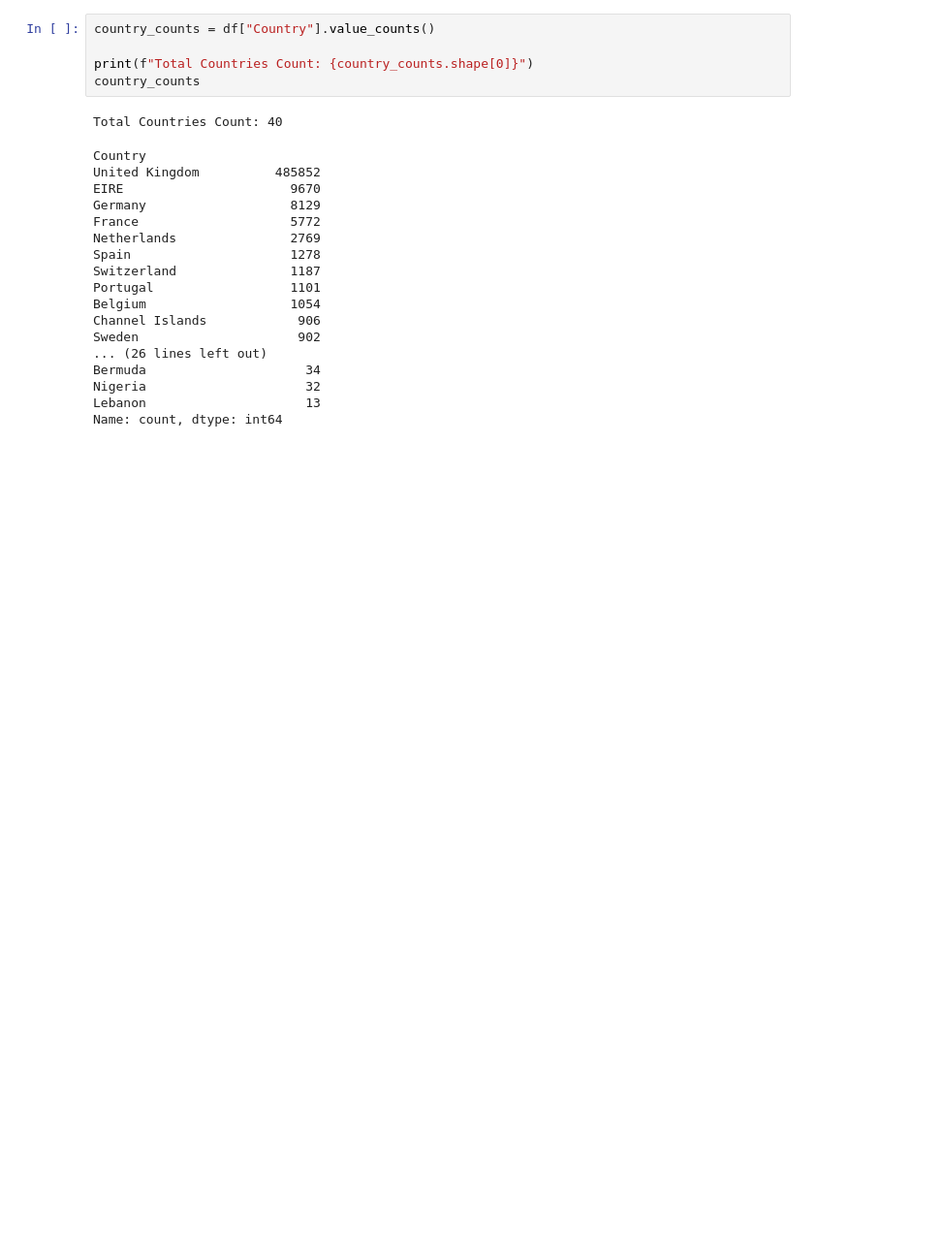
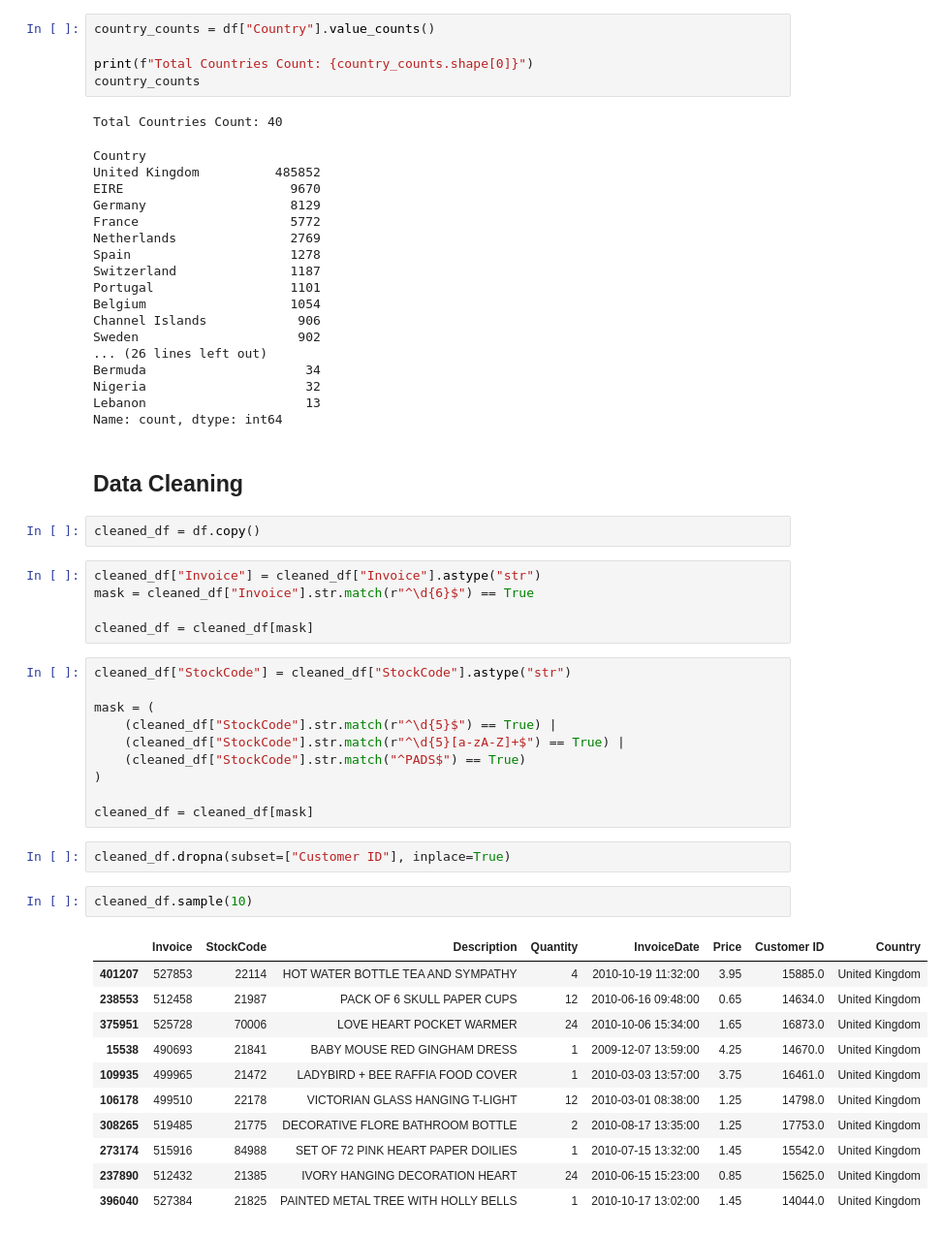
Before and after one commit to abdullahashfaq-ds/Online-Retail-Customer-Analysis, a Jupyter notebook: notebooks/online_retail_analysis.ipynb, the cells around one changed output. Shown at 97% size. Saved outputs shown, nothing was run; the diff lists cells and outputs as text; blank space fills up the shorter version.

Commit message:
Complete Data Cleaning

```diff
--- a/notebooks/online_retail_analysis.ipynb
+++ b/notebooks/online_retail_analysis.ipynb
@@ -278,3 +278,38 @@ Bermuda                     34
 Nigeria                     32
 Lebanon                     13
 Name: count, dtype: int64
+# %% [markdown]
+## Data Cleaning
+# %%
+cleaned_df = df.copy()
+# %%
+cleaned_df["Invoice"] = cleaned_df["Invoice"].astype("str")
+mask = cleaned_df["Invoice"].str.match(r"^\d{6}$") == True
+
+cleaned_df = cleaned_df[mask]
+# %%
+cleaned_df["StockCode"] = cleaned_df["StockCode"].astype("str")
+
+mask = (
+    (cleaned_df["StockCode"].str.match(r"^\d{5}$") == True) |
+    (cleaned_df["StockCode"].str.match(r"^\d{5}[a-zA-Z]+$") == True) |
+    (cleaned_df["StockCode"].str.match("^PADS$") == True)
+)
+
+cleaned_df = cleaned_df[mask]
+# %%
+cleaned_df.dropna(subset=["Customer ID"], inplace=True)
+# %%
+cleaned_df.sample(10)
+# %% [output]
+|  | Invoice | StockCode | Description | Quantity | InvoiceDate | Price | Customer ID | Country |
+| 401207 | 527853 | 22114 | HOT WATER BOTTLE TEA AND SYMPATHY | 4 | 2010-10-19 11:32:00 | 3.95 | 15885.0 | United Kingdom |
+| 238553 | 512458 | 21987 | PACK OF 6 SKULL PAPER CUPS | 12 | 2010-06-16 09:48:00 | 0.65 | 14634.0 | United Kingdom |
+| 375951 | 525728 | 70006 | LOVE HEART POCKET WARMER | 24 | 2010-10-06 15:34:00 | 1.65 | 16873.0 | United Kingdom |
+| 15538 | 490693 | 21841 | BABY MOUSE RED GINGHAM DRESS | 1 | 2009-12-07 13:59:00 | 4.25 | 14670.0 | United Kingdom |
+| 109935 | 499965 | 21472 | LADYBIRD + BEE RAFFIA FOOD COVER | 1 | 2010-03-03 13:57:00 | 3.75 | 16461.0 | United Kingdom |
+| 106178 | 499510 | 22178 | VICTORIAN GLASS HANGING T-LIGHT | 12 | 2010-03-01 08:38:00 | 1.25 | 14798.0 | United Kingdom |
+| 308265 | 519485 | 21775 | DECORATIVE FLORE BATHROOM BOTTLE | 2 | 2010-08-17 13:35:00 | 1.25 | 17753.0 | United Kingdom |
+| 273174 | 515916 | 84988 | SET OF 72 PINK HEART PAPER DOILIES | 1 | 2010-07-15 13:32:00 | 1.45 | 15542.0 | United Kingdom |
+| 237890 | 512432 | 21385 | IVORY HANGING DECORATION HEART | 24 | 2010-06-15 15:23:00 | 0.85 | 15625.0 | United Kingdom |
+| 396040 | 527384 | 21825 | PAINTED METAL TREE WITH HOLLY BELLS | 1 | 2010-10-17 13:02:00 | 1.45 | 14044.0 | United Kingdom |
```
Also changed, not shown: parts of 5 cells of this notebook.
